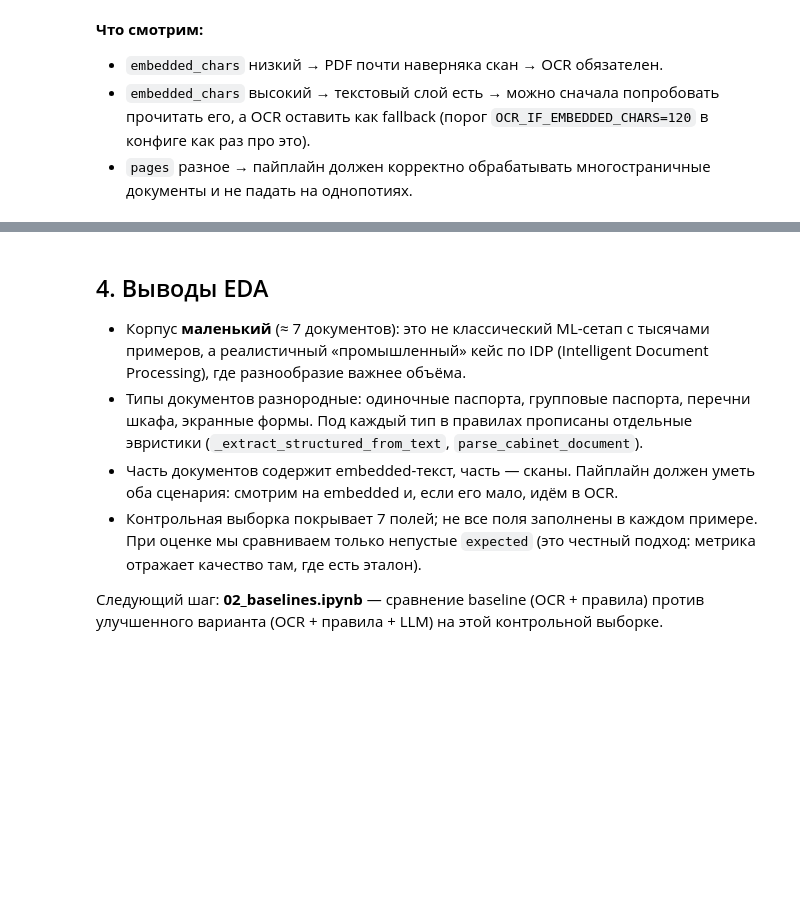
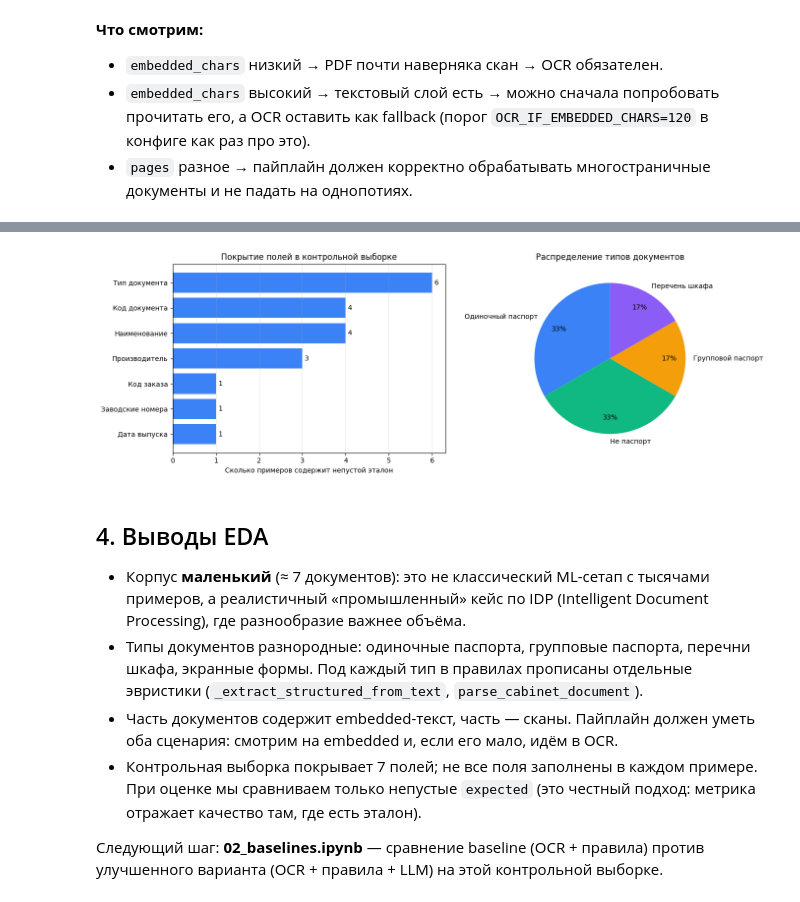
Before and after one commit to GrafZLaa/aie_project_Bukhna, a Jupyter notebook: project/notebooks/01_eda.ipynb, the cells around one changed output, grey strips where cells are left out. Cells and saved outputs as stored; diff of their text form; code cells hidden in the pictures; blank space fills up the shorter version.

```diff
--- a/project/notebooks/01_eda.ipynb
+++ b/project/notebooks/01_eda.ipynb
@@ -90,3 +192,45 @@ for k, v in doc_types.most_common():
+# %%
+FIELD_RU = {
+    'document_type':    'Тип документа',
+    'kod_dokumenta':    'Код документа',
+    'naimenovanie':     'Наименование',
+    'proizvoditel':     'Производитель',
+    'data_vypuska':     'Дата выпуска',
+    'kod_zakaza':       'Код заказа',
+    'zavodskie_nomera': 'Заводские номера',
+}
+DOCTYPE_RU = {
+    'single_passport': 'Одиночный паспорт',
+    'group_passport':  'Групповой паспорт',
+    'cabinet_list':    'Перечень шкафа',
+    'unknown':         'Не паспорт',
+}
+
+fig, (ax1, ax2) = plt.subplots(1, 2, figsize=(14, 4.8))
+
+field_items = field_presence.most_common()
+field_names_ru = [FIELD_RU.get(n, n) for n, _ in field_items]
+field_counts = [c for _, c in field_items]
+ax1.barh(field_names_ru, field_counts, color='#3b82f6')
+ax1.set_xlabel('Сколько примеров содержит непустой эталон')
+ax1.set_title('Покрытие полей в контрольной выборке')
+ax1.invert_yaxis()
+for i, v in enumerate(field_counts):
+    ax1.text(v + 0.05, i, str(v), va='center', fontsize=10)
+ax1.grid(axis='x', alpha=0.3)
+
+dt_items = doc_types.most_common()
+dt_labels = [DOCTYPE_RU.get(n, n) for n, _ in dt_items]
+dt_counts = [c for _, c in dt_items]
+palette = ['#3b82f6', '#10b981', '#f59e0b', '#8b5cf6', '#ef4444']
+ax2.pie(dt_counts, labels=dt_labels, autopct='%1.0f%%',
+        colors=palette[:len(dt_labels)], startangle=90, pctdistance=0.78)
+ax2.set_title('Распределение типов документов')
+
+fig.tight_layout()
+plt.show()
+# %% [output]
+[figure, added]
 # %% [markdown]
 ## 4. Выводы EDA
 
```
Also changed, not shown: parts of 10 cells of this notebook.
